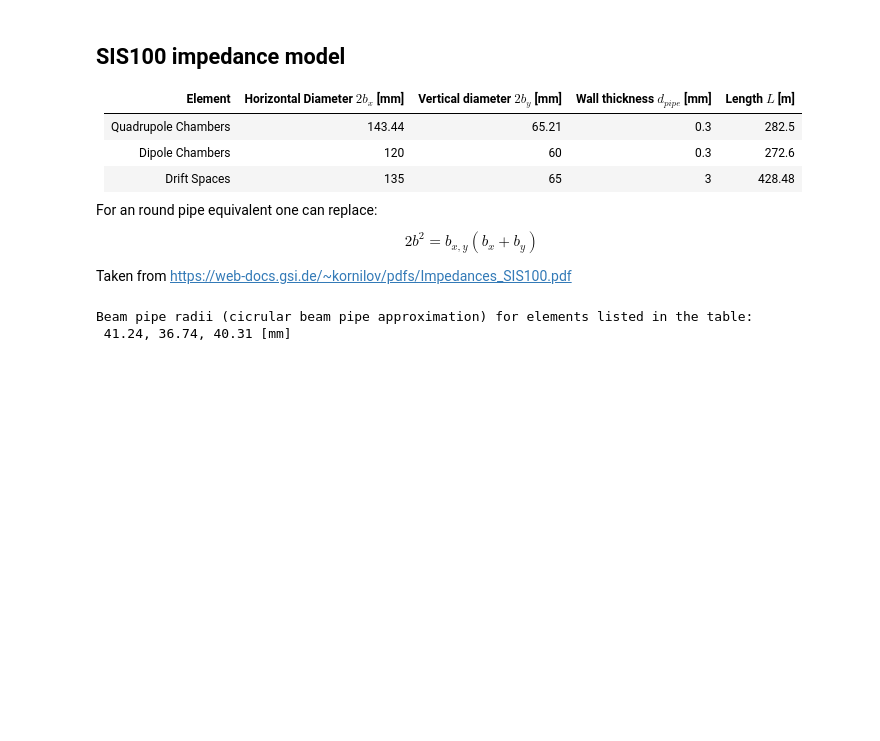
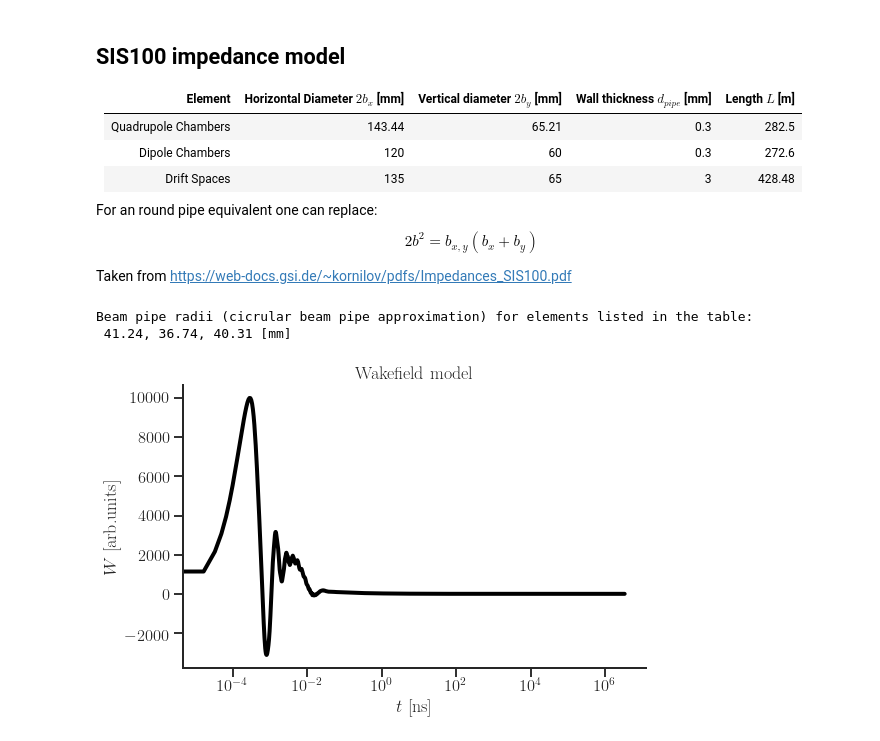
Before and after one commit to gubaidulinvadim/Dispersion-relations, a Jupyter notebook: Notebooks/Beam-mode spectra.ipynb, the cells around one changed output. Saved outputs shown, nothing was run; the diff lists cells and outputs as text; code cells hidden in the pictures; blank space fills up the shorter version.

```diff
--- a/Notebooks/Beam-mode spectra.ipynb
+++ b/Notebooks/Beam-mode spectra.ipynb
@@ -513,3 +659,47 @@ b1*1e3, b2*1e3, b3*1e3))
 # %% [output]
 Beam pipe radii (cicrular beam pipe approximation) for elements listed in the table:
  41.24, 36.74, 40.31 [mm]
+# %%
+import pandas as pd
+import os
+os.chdir('/home/vgubaidulin/PhD/Data/machine_data/LHC_IW_model_mirror/Results/LHC_ft_6.5TeV_B1_2017/')
+file = pd.read_csv('wakeforhdtl_PyZbase_Allthemachine_6p5TeV_B1_LHC_ft_6.5TeV_B1_2017_WF_dip.dat',
+                   header=None, sep='\t')
+t = file[0]
+Wx = file[1]
+Wy = file[2]
+# %%
+import seaborn as sbs
+from matplotlib import pyplot as plt
+sbs.set(rc={'figure.figsize':(8.3,5.2),
+            'text.usetex':True,
+           'font.family':'serif',
+           'font.size':36,
+           'axes.linewidth':2,
+           'lines.linewidth':4,
+           'legend.fontsize':20,
+           'legend.numpoints':1,},
+        style='ticks',
+        palette='colorblind',
+        context='talk')
+t_plot = t[:2000]
+Wy_plot = Wy[:2000]
+t_RW=t[2000:]
+Wy_RW=Wy[2000:]
+fig, ax = plt.subplots(1, 1)
+# plt.plot(t_plot, Wy_plot, marker='.', linewidth=1)
+ax.semilogx(t, Wx, c='black')
+# ax.plot(t, Wy)
+
+# plt.plot(np.diff(t[:2000]), marker='.')
+ax.set_title('Wakefield model')
+ax.set_xlabel('$t$ [ns]')
+ax.set_ylabel('$W$ [arb.units]')
+# ax.set_xlim(0.015, .016)
+ax.spines['top'].set_visible(False)
+ax.spines['right'].set_visible(False)
+# ax.minorticks_on()
+plt.savefig('/home/vgubaidulin/PhD/Results/wakefield_model.pdf')
+plt.show()
+# %% [output]
+[figure, added]
```
Also changed, not shown: parts of 23 cells of this notebook, 16 other files.
